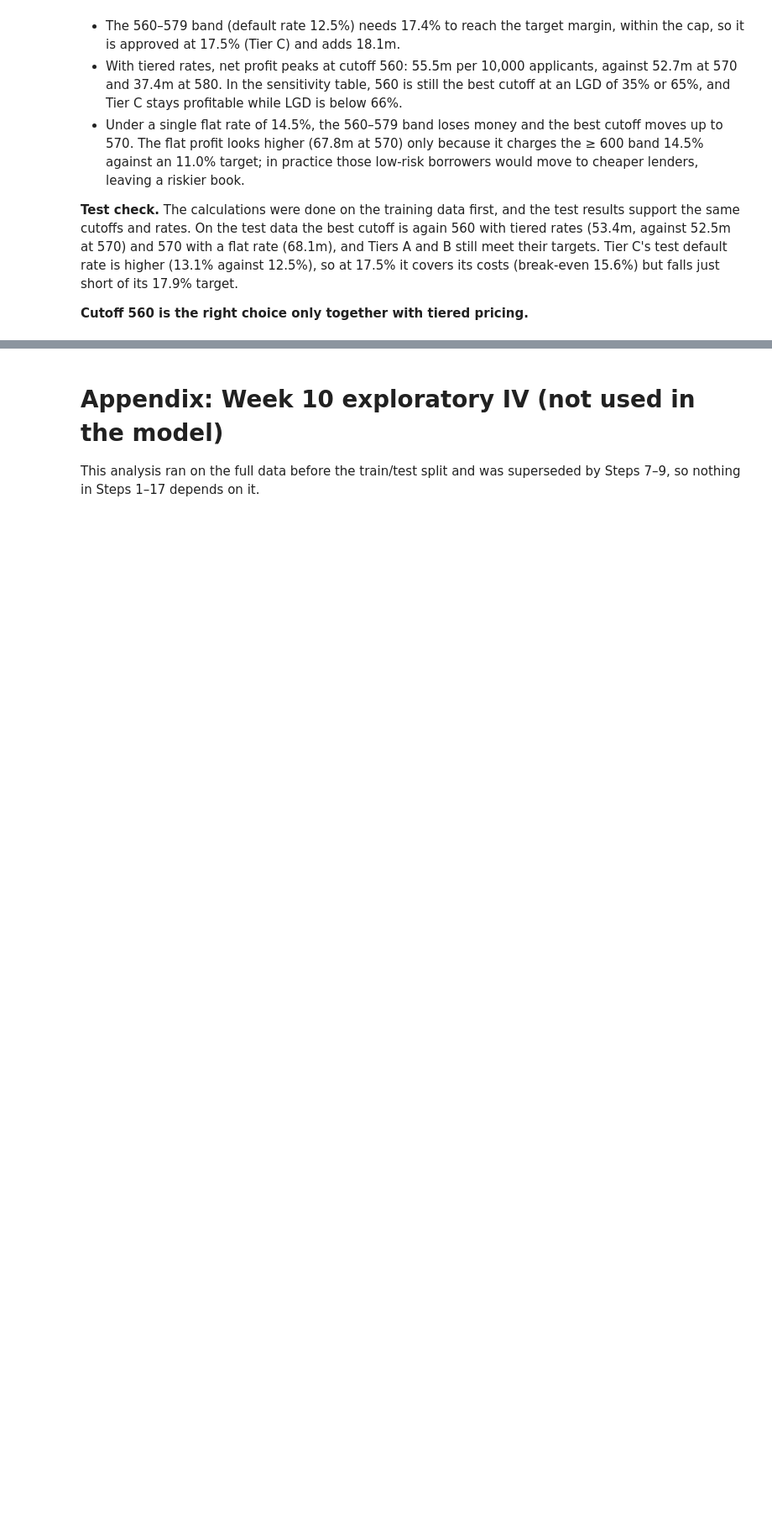
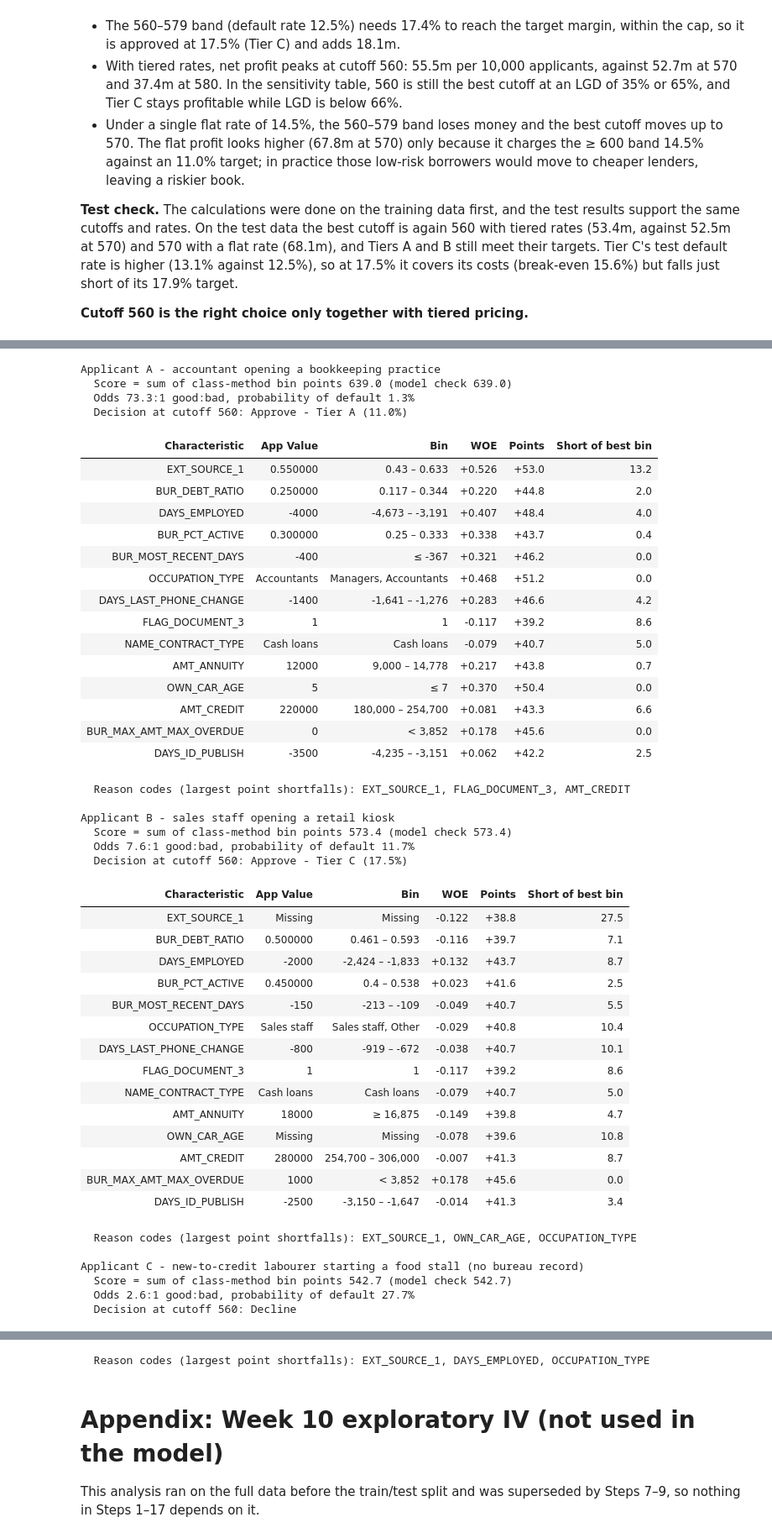
Before and after one commit to raykeat/fin-analytics-proj, a Jupyter notebook: is453_project_new.ipynb, the cells around one changed output, grey strips where cells are left out. Shown at 84% size. Cells and saved outputs as stored; diff of their text form; code cells hidden in the pictures; blank space fills up the shorter version.

```diff
--- a/is453_project_new.ipynb
+++ b/is453_project_new.ipynb
@@ -1798,42 +1882,89 @@ def walk_through(name, applicant):
     for f in final_features:
         value = applicant.get(f, np.nan)
         label, woe = lookup_bin(f, value)
-        points = -factor * coefficient_lookup[f] * woe
+        points = base_share - factor * coefficient_lookup[f] * woe
         woes[f] = woe
         rows.append({'Characteristic': f, 'App Value': 'Missing' if pd.isna(value) else value, 'Bin': label,
                      'WOE': woe, 'Points': points, 'Short of best bin': best_points[f] - points})
     card = pd.DataFrame(rows)
-    total = base_points + card['Points'].sum()
+    total = card['Points'].sum()
     model_total = float(score_woe_frame(pd.DataFrame([woes])[final_features])[0])
     assert abs(total - model_total) < 1e-6, (total, model_total)
     odds = float(score_to_odds(total))
-    print(f"\n{name}\n  Score = base {base_points:.1f} + characteristics {card['Points'].sum():+.1f} = {total:.1f} "
+    print(f"\n{name}\n  Score = sum of class-method bin points {total:.1f} "
           f"(model check {model_total:.1f})\n  Odds {odds:.1f}:1 good:bad, probability of default {1 / (1 + odds):.1%}"
           f"\n  Decision at cutoff {cutoff_score}: {decision(total)}")
     display(card.style.format({'WOE': '{:+.3f}', 'Points': '{:+.1f}', 'Short of best bin': '{:.1f}'}).hide(axis='index'))
     print('  Reason codes (largest point shortfalls):', ', '.join(card.nlargest(3, 'Short of best bin')['Characteristic']))
     return total
 
 
 examples = {
     'Applicant A - accountant opening a bookkeeping practice': {
         'EXT_SOURCE_1': 0.55, 'BUR_DEBT_RATIO': 0.25, 'DAYS_EMPLOYED': -4000, 'BUR_PCT_ACTIVE': 0.30,
         'BUR_MOST_RECENT_DAYS': -400, 'OCCUPATION_TYPE': 'Accountants', 'DAYS_LAST_PHONE_CHANGE': -1400,
         'FLAG_DOCUMENT_3': 1, 'NAME_CONTRACT_TYPE': 'Cash loans', 'AMT_ANNUITY': 12000, 'OWN_CAR_AGE': 5,
         'AMT_CREDIT': 220000, 'BUR_MAX_AMT_MAX_OVERDUE': 0, 'DAYS_ID_PUBLISH': -3500},
     'Applicant B - sales staff opening a retail kiosk': {
         'EXT_SOURCE_1': np.nan, 'BUR_DEBT_RATIO': 0.50, 'DAYS_EMPLOYED': -2000, 'BUR_PCT_ACTIVE': 0.45,
         'BUR_MOST_RECENT_DAYS': -150, 'OCCUPATION_TYPE': 'Sales staff', 'DAYS_LAST_PHONE_CHANGE': -800,
         'FLAG_DOCUMENT_3': 1, 'NAME_CONTRACT_TYPE': 'Cash loans', 'AMT_ANNUITY': 18000, 'OWN_CAR_AGE': np.nan,
         'AMT_CREDIT': 280000, 'BUR_MAX_AMT_MAX_OVERDUE': 1000, 'DAYS_ID_PUBLISH': -2500},
     'Applicant C - new-to-credit labourer starting a food stall (no bureau record)': {
         'EXT_SOURCE_1': np.nan, 'BUR_DEBT_RATIO': np.nan, 'DAYS_EMPLOYED': -500, 'BUR_PCT_ACTIVE': np.nan,
         'BUR_MOST_RECENT_DAYS': np.nan, 'OCCUPATION_TYPE': 'Laborers', 'DAYS_LAST_PHONE_CHANGE': -200,
         'FLAG_DOCUMENT_3': 1, 'NAME_CONTRACT_TYPE': 'Cash loans', 'AMT_ANNUITY': 20000, 'OWN_CAR_AGE': np.nan,
         'AMT_CREDIT': 400000, 'BUR_MAX_AMT_MAX_OVERDUE': np.nan, 'DAYS_ID_PUBLISH': -400},
 }
 example_scores = {name: walk_through(name, app) for name, app in examples.items()}
 
 what_if = dict(examples['Applicant C - new-to-credit labourer starting a food stall (no bureau record)'],
                AMT_CREDIT=130000, AMT_ANNUITY=8000)
 what_if_score = walk_through('What-if: Applicant C asks for 130,000 with an 8,000 instalment', what_if)
+# %% [output]
+Applicant A - accountant opening a bookkeeping practice
+  Score = sum of class-method bin points 639.0 (model check 639.0)
+  Odds 73.3:1 good:bad, probability of default 1.3%
+  Decision at cutoff 560: Approve - Tier A (11.0%)
+| Characteristic | App Value | Bin | WOE | Points | Short of best bin |
+| EXT_SOURCE_1 | 0.550000 | 0.43 – 0.633 | +0.526 | +53.0 | 13.2 |
+| BUR_DEBT_RATIO | 0.250000 | 0.117 – 0.344 | +0.220 | +44.8 | 2.0 |
+| DAYS_EMPLOYED | -4000 | -4,673 – -3,191 | +0.407 | +48.4 | 4.0 |
+| BUR_PCT_ACTIVE | 0.300000 | 0.25 – 0.333 | +0.338 | +43.7 | 0.4 |
+| BUR_MOST_RECENT_DAYS | -400 | ≤ -367 | +0.321 | +46.2 | 0.0 |
+| OCCUPATION_TYPE | Accountants | Managers, Accountants | +0.468 | +51.2 | 0.0 |
+| DAYS_LAST_PHONE_CHANGE | -1400 | -1,641 – -1,276 | +0.283 | +46.6 | 4.2 |
+| FLAG_DOCUMENT_3 | 1 | 1 | -0.117 | +39.2 | 8.6 |
+| NAME_CONTRACT_TYPE | Cash loans | Cash loans | -0.079 | +40.7 | 5.0 |
+| AMT_ANNUITY | 12000 | 9,000 – 14,778 | +0.217 | +43.8 | 0.7 |
+| OWN_CAR_AGE | 5 | ≤ 7 | +0.370 | +50.4 | 0.0 |
+| AMT_CREDIT | 220000 | 180,000 – 254,700 | +0.081 | +43.3 | 6.6 |
+| BUR_MAX_AMT_MAX_OVERDUE | 0 | < 3,852 | +0.178 | +45.6 | 0.0 |
+| DAYS_ID_PUBLISH | -3500 | -4,235 – -3,151 | +0.062 | +42.2 | 2.5 |
+  Reason codes (largest point shortfalls): EXT_SOURCE_1, FLAG_DOCUMENT_3, AMT_CREDIT
+
+Applicant B - sales staff opening a retail kiosk
+  Score = sum of class-method bin points 573.4 (model check 573.4)
+  Odds 7.6:1 good:bad, probability of default 11.7%
+  Decision at cutoff 560: Approve - Tier C (17.5%)
+| Characteristic | App Value | Bin | WOE | Points | Short of best bin |
+| EXT_SOURCE_1 | Missing | Missing | -0.122 | +38.8 | 27.5 |
+| BUR_DEBT_RATIO | 0.500000 | 0.461 – 0.593 | -0.116 | +39.7 | 7.1 |
+| DAYS_EMPLOYED | -2000 | -2,424 – -1,833 | +0.132 | +43.7 | 8.7 |
+| BUR_PCT_ACTIVE | 0.450000 | 0.4 – 0.538 | +0.023 | +41.6 | 2.5 |
+| BUR_MOST_RECENT_DAYS | -150 | -213 – -109 | -0.049 | +40.7 | 5.5 |
+| OCCUPATION_TYPE | Sales staff | Sales staff, Other | -0.029 | +40.8 | 10.4 |
+| DAYS_LAST_PHONE_CHANGE | -800 | -919 – -672 | -0.038 | +40.7 | 10.1 |
+| FLAG_DOCUMENT_3 | 1 | 1 | -0.117 | +39.2 | 8.6 |
+| NAME_CONTRACT_TYPE | Cash loans | Cash loans | -0.079 | +40.7 | 5.0 |
+| AMT_ANNUITY | 18000 | ≥ 16,875 | -0.149 | +39.8 | 4.7 |
+| OWN_CAR_AGE | Missing | Missing | -0.078 | +39.6 | 10.8 |
+| AMT_CREDIT | 280000 | 254,700 – 306,000 | -0.007 | +41.3 | 8.7 |
+| BUR_MAX_AMT_MAX_OVERDUE | 1000 | < 3,852 | +0.178 | +45.6 | 0.0 |
+| DAYS_ID_PUBLISH | -2500 | -3,150 – -1,647 | -0.014 | +41.3 | 3.4 |
+  Reason codes (largest point shortfalls): EXT_SOURCE_1, OWN_CAR_AGE, OCCUPATION_TYPE
+
+Applicant C - new-to-credit labourer starting a food stall (no bureau record)
+  Score = sum of class-method bin points 542.7 (model check 542.7)
+  Odds 2.6:1 good:bad, probability of default 27.7%
+  Decision at cutoff 560: Decline
@@ -1840,3 +2007,4 @@ what_if_score = walk_through('What-if: Applicant C asks for 130,000 with an 8,00
+  Reason codes (largest point shortfalls): EXT_SOURCE_1, DAYS_EMPLOYED, OCCUPATION_TYPE
 # %% [markdown]
 # Appendix: Week 10 exploratory IV (not used in the model)
 This analysis ran on the full data before the train/test split and was superseded by Steps 7–9, so nothing in Steps 1–17 depends on it.
```
Also changed, not shown: parts of 6 cells of this notebook.
